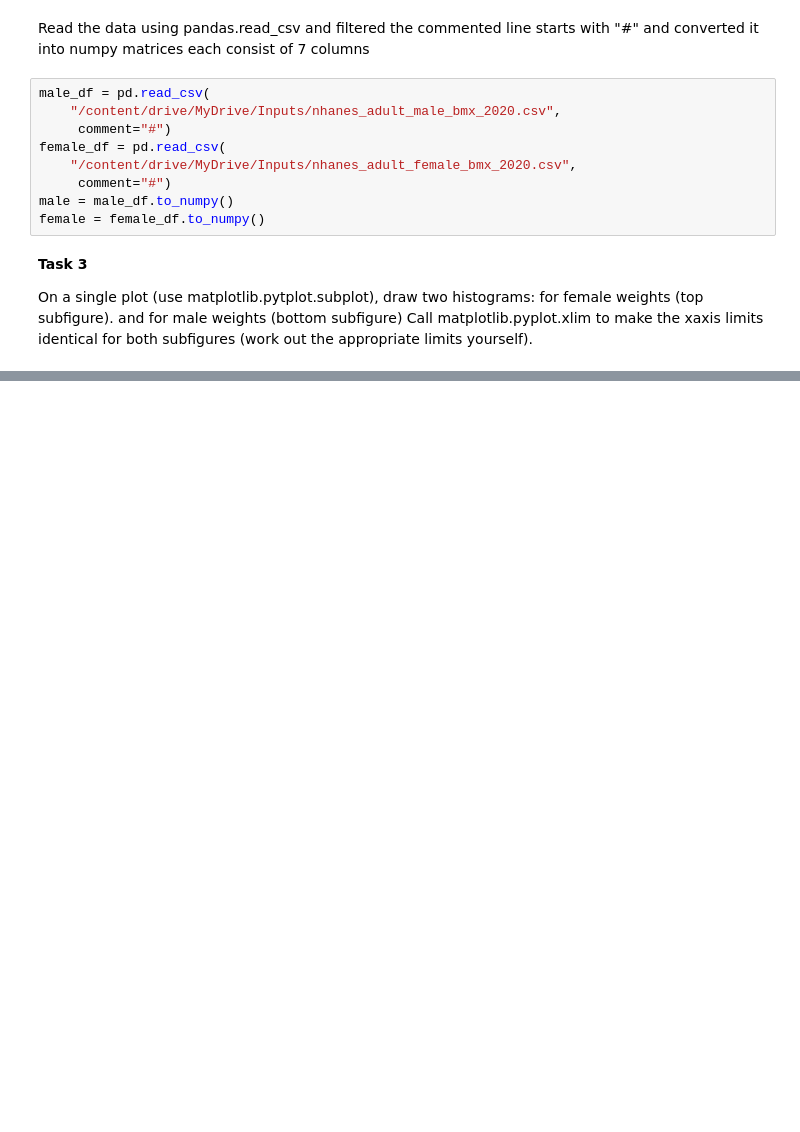
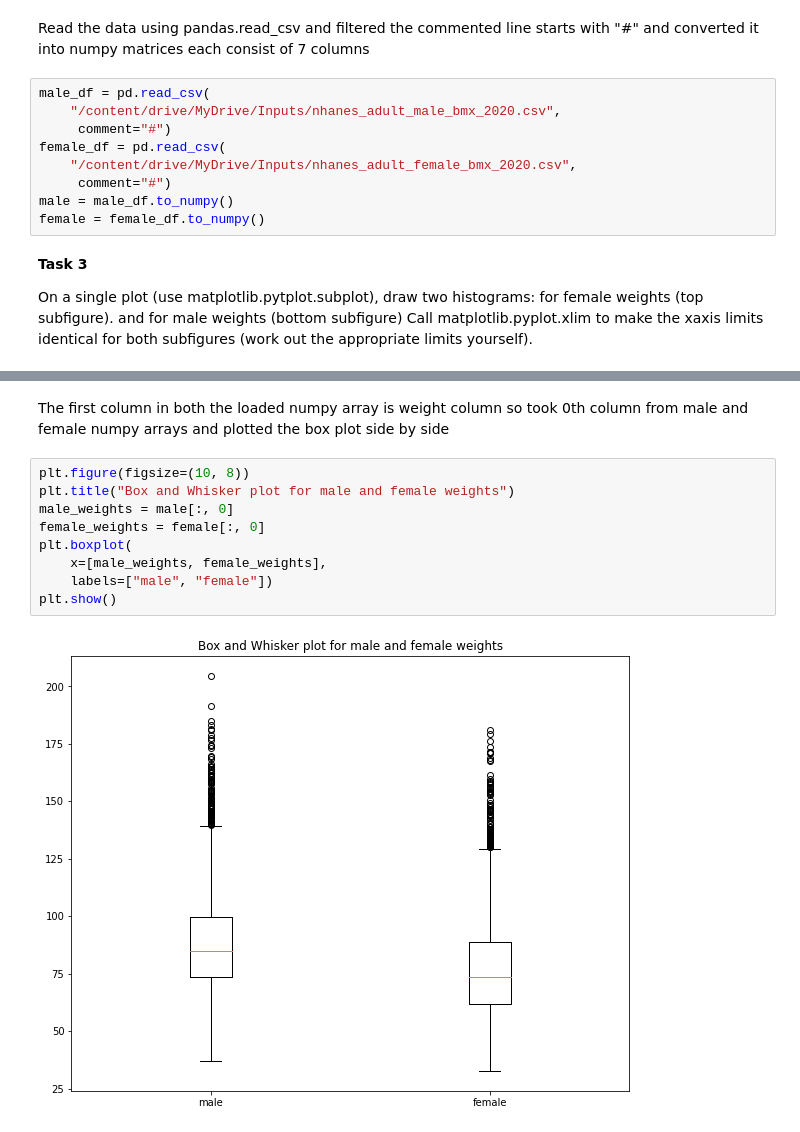
Before and after one commit to praveenkumarbalakrishnan/tasks, a Jupyter notebook: SIG731_Data_Wrangling_Task3P.ipynb, the cells around one changed output, grey strips where cells are left out. Saved outputs shown, nothing was run; the diff lists cells and outputs as text; blank space fills up the shorter version.

```diff
--- a/SIG731_Data_Wrangling_Task3P.ipynb
+++ b/SIG731_Data_Wrangling_Task3P.ipynb
@@ -72,0 +81,13 @@ np.min(female[:, 0])
+# %% [markdown]
+The first column in both the loaded numpy array is weight column so took 0th column from male and female numpy arrays and plotted the box plot side by side
+# %%
+plt.figure(figsize=(10, 8))
+plt.title("Box and Whisker plot for male and female weights")
+male_weights = male[:, 0]
+female_weights = female[:, 0]
+plt.boxplot(
+    x=[male_weights, female_weights],
+    labels=["male", "female"])
+plt.show()
+# %% [output]
+[figure, added]
```
Also changed, not shown: parts of 12 cells of this notebook.
